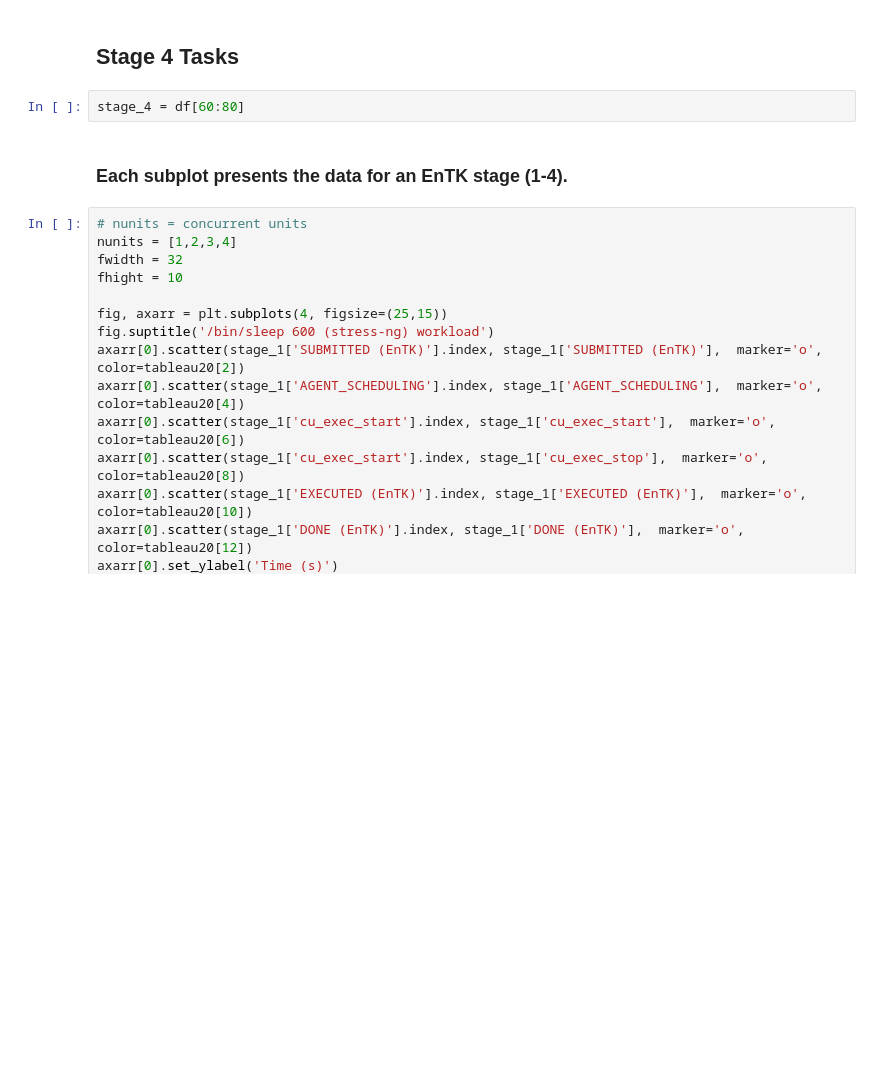
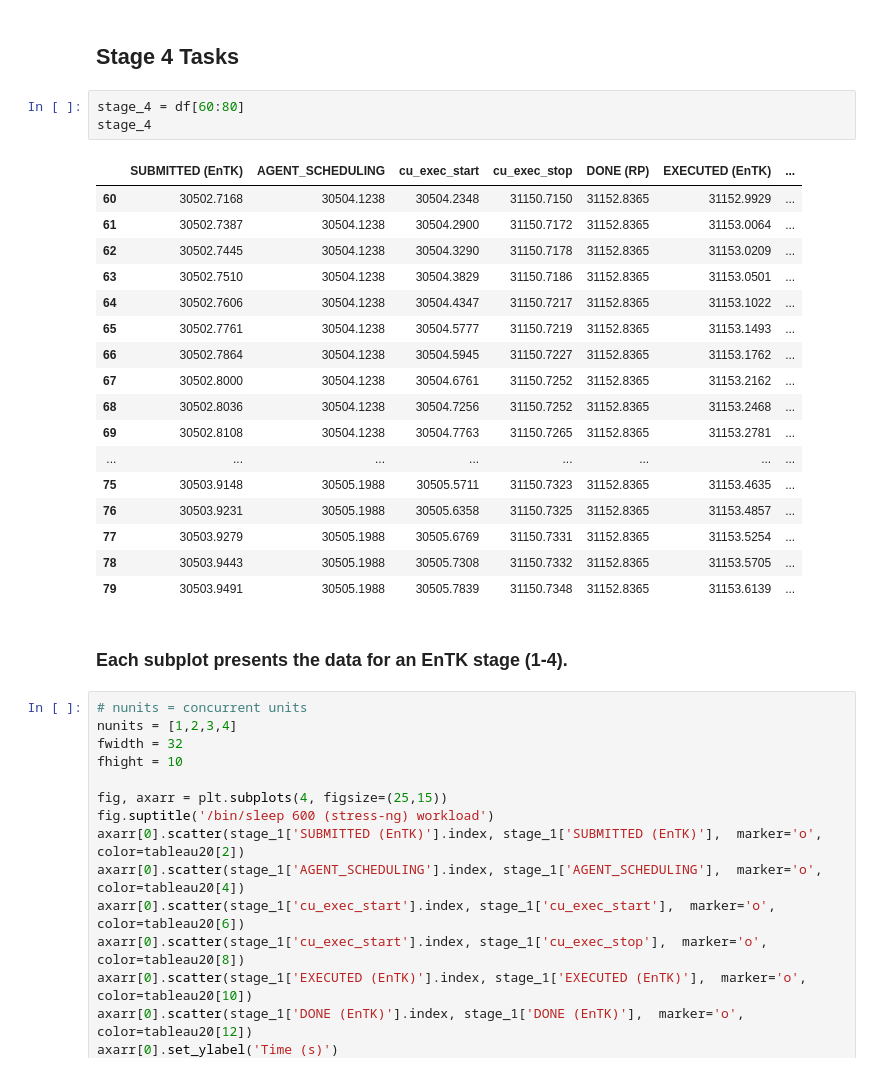
Before and after one commit to radical-experiments/htbac-escience-18, a Jupyter notebook: workflow/stress-ng-10-minutes.ipynb, the cells around one changed output. Cells and saved outputs as stored; diff of their text form; blank space fills up the shorter version.

```diff
--- a/workflow/stress-ng-10-minutes.ipynb
+++ b/workflow/stress-ng-10-minutes.ipynb
@@ -239,6 +216,25 @@ stage_3 = df[40:60]
 ## Stage 4 Tasks
 # %%
 stage_4 = df[60:80]
+stage_4
+# %% [output]
+|  | SUBMITTED (EnTK) | AGENT_SCHEDULING | cu_exec_start | cu_exec_stop | DONE (RP) | EXECUTED (EnTK) | ... |
+| 60 | 30502.7168 | 30504.1238 | 30504.2348 | 31150.7150 | 31152.8365 | 31152.9929 | ... |
+| 61 | 30502.7387 | 30504.1238 | 30504.2900 | 31150.7172 | 31152.8365 | 31153.0064 | ... |
+| 62 | 30502.7445 | 30504.1238 | 30504.3290 | 31150.7178 | 31152.8365 | 31153.0209 | ... |
+| 63 | 30502.7510 | 30504.1238 | 30504.3829 | 31150.7186 | 31152.8365 | 31153.0501 | ... |
+| 64 | 30502.7606 | 30504.1238 | 30504.4347 | 31150.7217 | 31152.8365 | 31153.1022 | ... |
+| 65 | 30502.7761 | 30504.1238 | 30504.5777 | 31150.7219 | 31152.8365 | 31153.1493 | ... |
+| 66 | 30502.7864 | 30504.1238 | 30504.5945 | 31150.7227 | 31152.8365 | 31153.1762 | ... |
+| 67 | 30502.8000 | 30504.1238 | 30504.6761 | 31150.7252 | 31152.8365 | 31153.2162 | ... |
+| 68 | 30502.8036 | 30504.1238 | 30504.7256 | 31150.7252 | 31152.8365 | 31153.2468 | ... |
+| 69 | 30502.8108 | 30504.1238 | 30504.7763 | 31150.7265 | 31152.8365 | 31153.2781 | ... |
+| ... | ... | ... | ... | ... | ... | ... | ... |
+| 75 | 30503.9148 | 30505.1988 | 30505.5711 | 31150.7323 | 31152.8365 | 31153.4635 | ... |
+| 76 | 30503.9231 | 30505.1988 | 30505.6358 | 31150.7325 | 31152.8365 | 31153.4857 | ... |
+| 77 | 30503.9279 | 30505.1988 | 30505.6769 | 31150.7331 | 31152.8365 | 31153.5254 | ... |
+| 78 | 30503.9443 | 30505.1988 | 30505.7308 | 31150.7332 | 31152.8365 | 31153.5705 | ... |
+| 79 | 30503.9491 | 30505.1988 | 30505.7839 | 31150.7348 | 31152.8365 | 31153.6139 | ... |
 # %% [markdown]
 ### Each subplot presents the data for an EnTK stage (1-4).
 # %%
```
Also changed, not shown: parts of 5 cells of this notebook.
